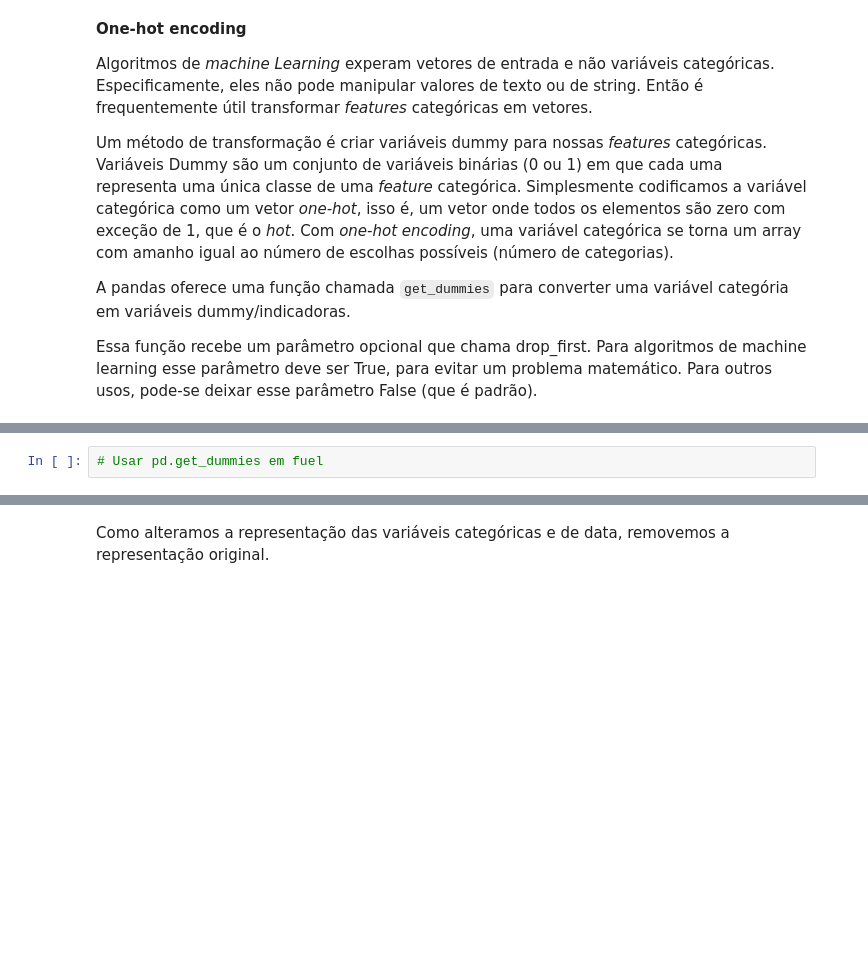
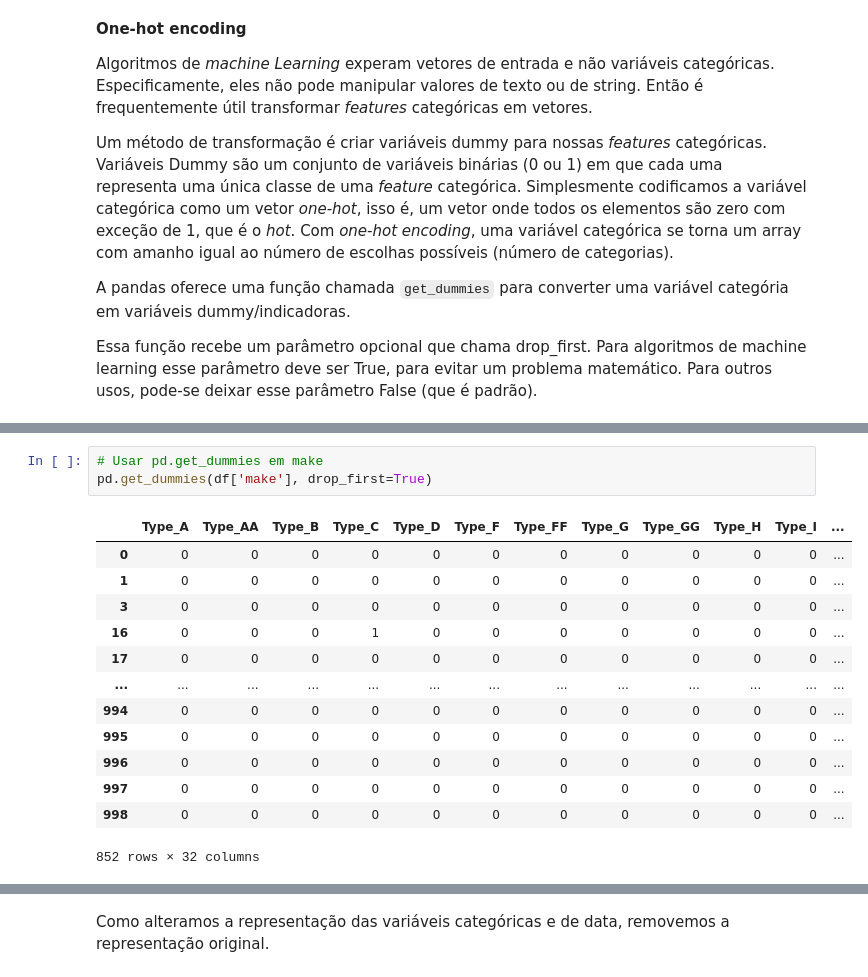
Before and after one commit to MS-Oliveira/data_analytics_aula05, a Jupyter notebook: preparando_dados.ipynb, the cells around one changed output, grey strips where cells are left out. Cells and saved outputs as stored; diff of their text form; blank space fills up the shorter version.

```diff
--- a/preparando_dados.ipynb
+++ b/preparando_dados.ipynb
@@ -623,3 +736,18 @@ Essa função recebe um parâmetro opcional que chama drop_first. Para algoritmo
 # %%
-# Usar pd.get_dummies em fuel
+# Usar pd.get_dummies em make
+pd.get_dummies(df['make'], drop_first=True)
+# %% [output]
+|  | Type_A | Type_AA | Type_B | Type_C | Type_D | Type_F | Type_FF | Type_G | Type_GG | Type_H | Type_I | ... |
+| 0 | 0 | 0 | 0 | 0 | 0 | 0 | 0 | 0 | 0 | 0 | 0 | ... |
+| 1 | 0 | 0 | 0 | 0 | 0 | 0 | 0 | 0 | 0 | 0 | 0 | ... |
+| 3 | 0 | 0 | 0 | 0 | 0 | 0 | 0 | 0 | 0 | 0 | 0 | ... |
+| 16 | 0 | 0 | 0 | 1 | 0 | 0 | 0 | 0 | 0 | 0 | 0 | ... |
+| 17 | 0 | 0 | 0 | 0 | 0 | 0 | 0 | 0 | 0 | 0 | 0 | ... |
+| ... | ... | ... | ... | ... | ... | ... | ... | ... | ... | ... | ... | ... |
+| 994 | 0 | 0 | 0 | 0 | 0 | 0 | 0 | 0 | 0 | 0 | 0 | ... |
+| 995 | 0 | 0 | 0 | 0 | 0 | 0 | 0 | 0 | 0 | 0 | 0 | ... |
+| 996 | 0 | 0 | 0 | 0 | 0 | 0 | 0 | 0 | 0 | 0 | 0 | ... |
+| 997 | 0 | 0 | 0 | 0 | 0 | 0 | 0 | 0 | 0 | 0 | 0 | ... |
+| 998 | 0 | 0 | 0 | 0 | 0 | 0 | 0 | 0 | 0 | 0 | 0 | ... |
+852 rows × 32 columns
 # %%
```
Also changed, not shown: parts of 27 cells of this notebook.
